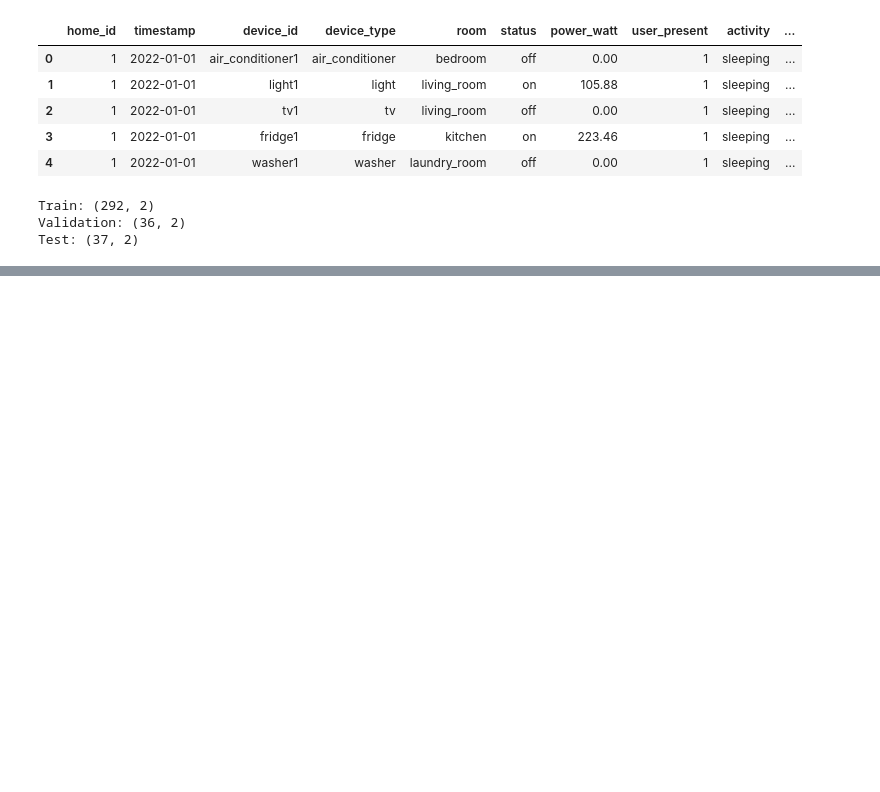
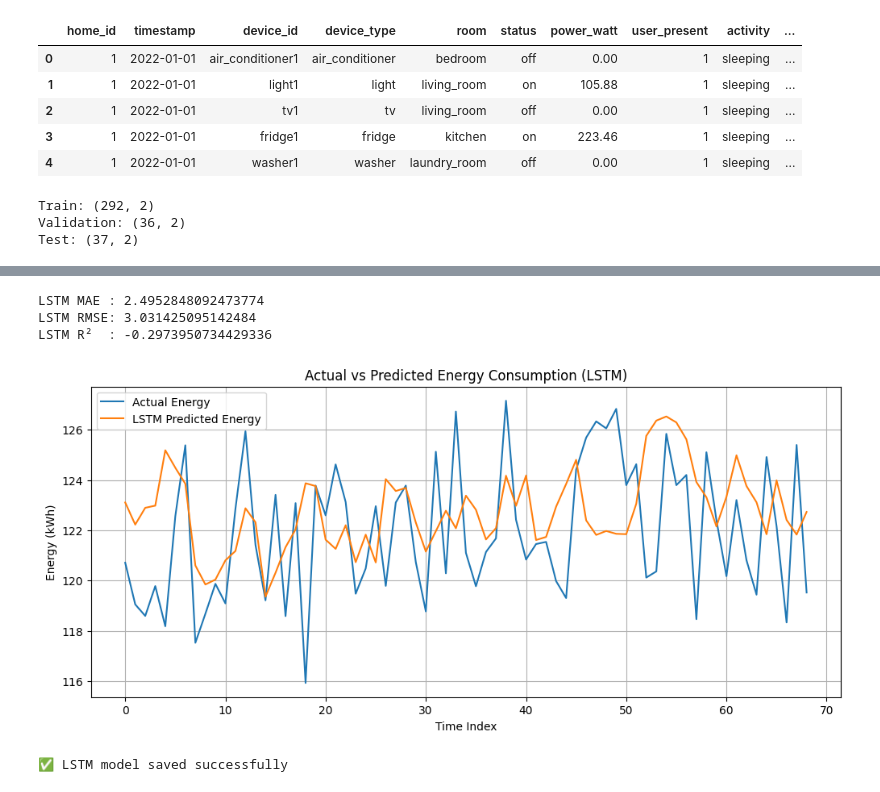
Before and after one commit to feba773/ww1, a Jupyter notebook: outputs/analysis.ipynb, the cells around one changed output, grey strips where cells are left out. Cells and saved outputs as stored; diff of their text form; code cells hidden in the pictures; blank space fills up the shorter version.

```diff
--- a/outputs/analysis.ipynb
+++ b/outputs/analysis.ipynb
@@ -795,0 +982,14 @@ print("✅ Module 3 fully completed & saved")
+# %%
+from tensorflow.keras.layers import Input
+
+model = Sequential()
+model.add(Input(shape=(SEQ_LEN, 1)))
+model.add(LSTM(50, activation='tanh'))
+model.add(Dense(1))
+
+model.compile(
+    optimizer=Adam(learning_rate=0.001),
+    loss='mse'
+)
+
+model.summary()
@@ -795,0 +1008,9 @@ print("✅ Module 3 fully completed & saved")
+# %%
+history = model.fit(
+    X_train,
+    y_train,
+    epochs=20,
+    batch_size=16,
+    validation_split=0.1,
+    verbose=1
+)
@@ -795,0 +1035,2 @@ print("✅ Module 3 fully completed & saved")
+# %%
+y_pred_scaled = model.predict(X_test)
@@ -795,0 +1039,39 @@ print("✅ Module 3 fully completed & saved")
+# %%
+y_test_actual = scaler.inverse_transform(y_test)
+y_pred_actual = scaler.inverse_transform(y_pred_scaled)
+# %%
+lstm_mae = mean_absolute_error(y_test_actual, y_pred_actual)
+lstm_rmse = np.sqrt(mean_squared_error(y_test_actual, y_pred_actual))
+lstm_r2 = r2_score(y_test_actual, y_pred_actual)
+
+print("LSTM MAE :", lstm_mae)
+print("LSTM RMSE:", lstm_rmse)
+print("LSTM R²  :", lstm_r2)
+# %% [output]
+LSTM MAE : 2.4952848092473774
+LSTM RMSE: 3.031425095142484
+LSTM R²  : -0.2973950734429336
+# %%
+plt.figure(figsize=(12,5))
+
+plt.plot(y_test_actual, label="Actual Energy")
+plt.plot(y_pred_actual, label="LSTM Predicted Energy")
+
+plt.title("Actual vs Predicted Energy Consumption (LSTM)")
+plt.xlabel("Time Index")
+plt.ylabel("Energy (kWh)")
+plt.legend()
+plt.grid(True)
+
+plt.show()
+# %% [output]
+[figure, added]
+# %%
+import os
+os.makedirs("outputs", exist_ok=True)
+
+model.save("outputs/lstm_energy_model.keras")
+
+print("✅ LSTM model saved successfully")
+# %% [output]
+✅ LSTM model saved successfully
```
Also changed, not shown: parts of 40 cells of this notebook, 3 other files.
